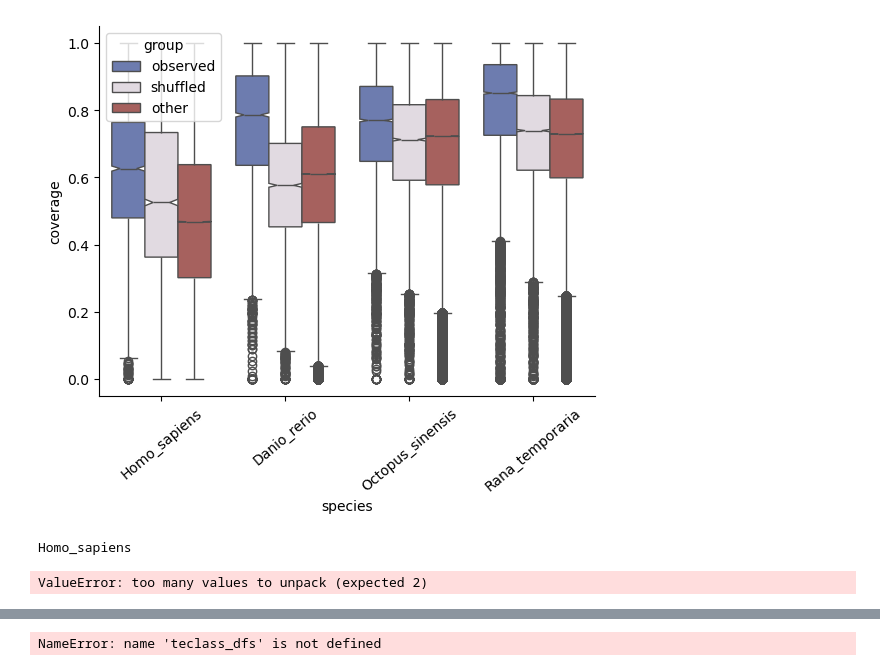
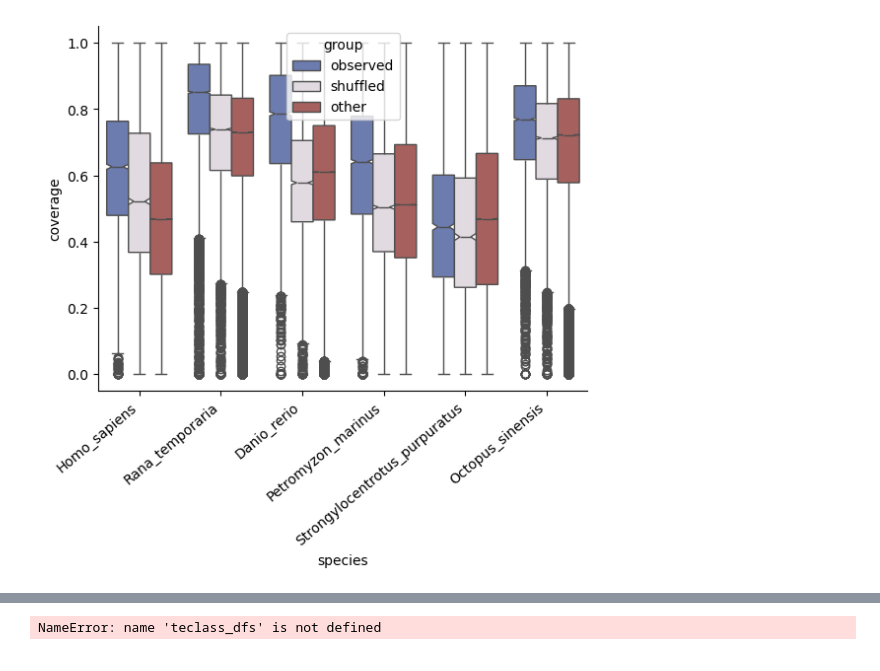
Before and after one commit to jonathan-wells/zinc-finger-grn, a Jupyter notebook: analysis/gene_family_clustering.ipynb, the cells around one changed output, grey strips where cells are left out. Drawn from its saved outputs; the diff is of its cells as text; code cells hidden in the pictures.

```diff
--- a/analysis/gene_family_clustering.ipynb
+++ b/analysis/gene_family_clustering.ipynb
@@ -6,0 +24,19 @@ import pybedtools as bt
+# %%
+c = 0
+inter_znf_distances = []
+with open('../data/parsed_metazoans.out') as infile:
+    for line in infile:
+        if c > 1:
+            break
+        species = line.split('\t')[0]
+        assembly_type = line.strip().split('\t')[-1]
+        if assembly_type != 'Chromosome':
+            continue
+        try:
+            znf_bed = bt.BedTool(f'/Users/jonwells/Projects/feschottelab/metazoan-znfs/data/beds/{species}_znfs.bed')
+            dist_bed = znf_bed.closest(b=znf_bed, d=True, io=True)
+            inter_znf_distances += [int(feature[-1]) for feature in dist_bed if feature[-1] != '-1']
+        except:
+            print(f'WARNING: error parsing {species}')
+
+inter_znf_distances = np.array(inter_znf_distances)
@@ -8,34 +254,33 @@ import pybedtools as bt
 repeatmasker_dir = '../data/repeatmasker-out'
 repeatmasker_files = {
     'Homo_sapiens': 'GCF_009914755.1_T2T-CHM13v2.0_rm.bed',
+    'Rana_temporaria': 'GCF_905171775.1_aRanTem1.1_rm.bed',
     'Danio_rerio': 'GCF_000002035.6_GRCz11_rm.bed',
-    # 'Ctenocephalides_felis': 'GCA_003426905.1_ASM342690v1_genomic.fna.bed',
-    # 'Limnephilus_lunatus': 'GCA_917563855.1_iiLimLuna2.1_genomic.fna.bed',
-    # 'Scyliorhinus_canicula': 'GCA_902713615.2_sScyCan1.2_genomic.fna.bed',
+    'Petromyzon_marinus': 'Petromyzon_marinus.bed',
+    'Strongylocentrotus_purpuratus': 'Strongylocentrotus_purpuratus.bed',
     'Octopus_sinensis': 'GCF_006345805.1_ASM634580v1_genomic.fna.bed',
-    'Rana_temporaria': 'GCF_905171775.1_aRanTem1.1_rm.bed',
 }
 
 genome_dir = '../data/genomes'
 genome_files = {
     'Homo_sapiens': 'GCF_009914755.1_T2T-CHM13v2.0_genomic.genome',
+    'Rana_temporaria': 'GCF_905171775.1_aRanTem1.1_genomic.genome',
     'Danio_rerio': 'GCF_000002035.6_GRCz11_genomic.nonalt.genome',
-    # 'Ctenocephalides_felis': 'GCA_003426905.1_ASM342690v1_genomic.genome',
-    # 'Limnephilus_lunatus': 'GCA_917563855.1_iiLimLuna2.1_genomic.genome',
-    # 'Scyliorhinus_canicula': 'GCA_902713615.2_sScyCan1.2_genomic.genome',
+    'Branchiostoma_floridae': 'Branchiostoma_floridae.genome',
+    'Petromyzon_marinus': 'Petromyzon_marinus.genome',
+    'Strongylocentrotus_purpuratus': 'Strongylocentrotus_purpuratus.genome',
     'Octopus_sinensis': 'GCF_006345805.1_ASM634580v1_genomic.genome',
-    'Rana_temporaria': 'GCF_905171775.1_aRanTem1.1_genomic.genome',
 }
 
 gff_dir = '../data/gffs'
 gff_files = {
     'Homo_sapiens': 'GCF_009914755.1_T2T-CHM13v2.0_CDS.gff',
+    'Rana_temporaria': 'GCF_905171775.1_aRanTem1.1_CDS.gff',
     'Danio_rerio': 'GCF_000002035.6_GRCz11_CDS.gff',
-    # 'Ctenocephalides_felis': ,
-    # 'Limnephilus_lunatus': ,
-    # 'Scyliorhinus_canicula': ,
+    'Branchiostoma_floridae': 'Branchiostoma_floridae_CDS.gff',
+    'Petromyzon_marinus': 'Petromyzon_marinus_CDS.gff',
+    'Strongylocentrotus_purpuratus': 'Strongylocentrotus_purpuratus_CDS.gff',
     'Octopus_sinensis': 'GCF_006345805.1_ASM634580v1_CDS.gff',
-    'Rana_temporaria': 'GCF_905171775.1_aRanTem1.1_CDS.gff',\
 }
 te_bed_names=['chrom', 'start', 'end',
               'tename', 'swscore', 'strand',
@@ -62,6 +307,7 @@ def process_beds(species, te_bed, genefam_bed, other_genes_bed):
 
     # Extract windows around other genes
     control_genes_bed = other_genes_bed \
+        .sort() \
         .slop(g=genomefile,
               b=5e4) \
         .merge()
@@ -111,28 +359,9 @@ Rana_temporaria
 # %%
 fig, ax = plt.subplots()
 sns.boxplot(data=coverage_df.loc[coverage_df.length >= 1000], x='species', y='coverage', hue='group', notch=True, palette='twilight_shifted')
 # ax.set_yscale('log')
 sns.despine()
-plt.xticks(rotation=40)
+plt.xticks(rotation=40, ha='right')
 plt.show()
 # %% [output]
-[figure, old version]
+[figure, new version]
-# %%
-age_df = []
-
-for species, accession in repeatmasker_files.items():
-    print(species)
-    te_bed, zf_bed = load_beds(species)
-    zf_bed, shuffled_zf_bed = process_beds(species, te_bed, zf_bed)
-
-    obs_df = zf_bed.intersect(b=te_bed, wb=True).to_dataframe(names=zf_bed_names+te_bed_names)
-    shuf_df = shuffled_zf_bed.intersect(b=te_bed, wb=True).to_dataframe(names=zf_bed_names+te_bed_names)
-    obs_df, shuf_df = label_dfs(obs_df, shuf_df)
-
-    age_df.append(obs_df)
-    age_df.append(shuf_df)
-
-age_df = pd.concat(age_df)
-# %% [output]
-Homo_sapiens
-ValueError: too many values to unpack (expected 2)
```
Also changed, not shown: parts of 20 cells of this notebook, 1 other file.
